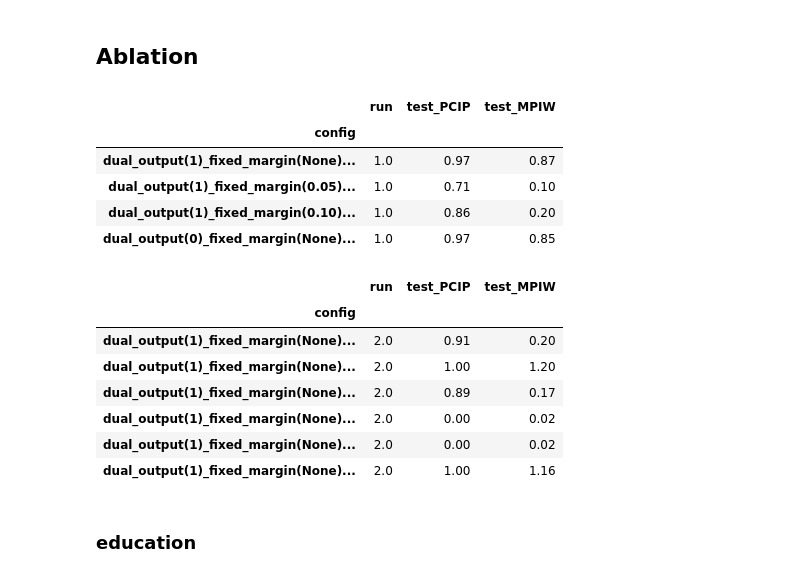
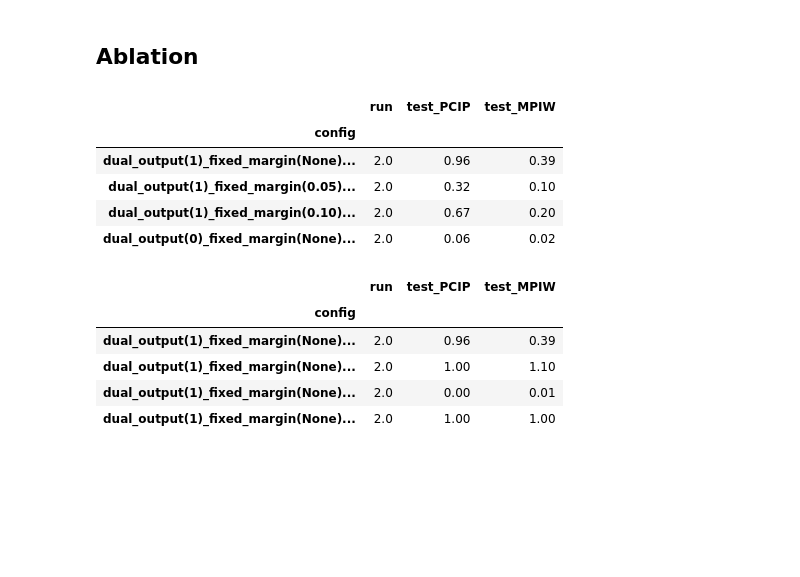
Before and after one commit to sybeam27/QpiGNN, a Jupyter notebook: training/results_check.ipynb, the cells around one changed output. Cells and saved outputs as stored; diff of their text form; code cells hidden in the pictures; blank space fills up the shorter version.

```diff
--- a/training/results_check.ipynb
+++ b/training/results_check.ipynb
@@ -463,49 +463,44 @@ def summarize_ablation_results(result_dir):
     df = pd.DataFrame(rows)
     return df
 
-# dataset = 'tree'
-# result_dir = f"./ablation/{dataset}/"  # 실험 결과 저장 디렉토리
+ablation = 'ablation'
+dataset = 'tree'
+
+# result_dir = f"../analysis/ablation/{dataset}/"
 # df_summary = summarize_ablation_results(result_dir)
-# df_summary.to_csv(f"./ablation/{dataset}_ablation_summary.csv", index=False)
+# df_summary.to_csv(f"../analysis/ablation/{dataset}_ablation_summary.csv", index=False)
 # print("Ablation summary saved to CSV.")
 
-ablation = 'ablation (0.01)'
-dataset = 'basic'
-
 configs_to_include_arch = [
-    # Architecture ablation
-    "dual_output(1)_fixed_margin(None)_use_sample_loss(1)_use_coverage_loss(1)_use_width_loss(1)",
-    "dual_output(1)_fixed_margin(0.05)_use_sample_loss(1)_use_coverage_loss(1)_use_width_loss(1)",
-    "dual_output(1)_fixed_margin(0.10)_use_sample_loss(1)_use_coverage_loss(1)_use_width_loss(1)",
-    "dual_output(0)_fixed_margin(None)_use_sample_loss(1)_use_coverage_loss(1)_use_width_loss(1)",
+    "dual_output(1)_fixed_margin(None)_use_coverage_loss(1)_use_width_loss(1)",
+    "dual_output(1)_fixed_margin(0.05)_use_coverage_loss(1)_use_width_loss(1)",
+    "dual_output(1)_fixed_margin(0.10)_use_coverage_loss(1)_use_width_loss(1)",
+    "dual_output(0)_fixed_margin(None)_use_coverage_loss(1)_use_width_loss(1)",
 ]
 
 configs_to_include_loss = [
-    # Loss ablation
-    "dual_output(1)_fixed_margin(None)_use_sample_loss(1)_use_coverage_loss(1)_use_width_loss(1)",
-    "dual_output(1)_fixed_margin(None)_use_sample_loss(1)_use_coverage_loss(1)_use_width_loss(0)",
-    "dual_output(1)_fixed_margin(None)_use_sample_loss(1)_use_coverage_loss(0)_use_width_loss(1)",
-    "dual_output(1)_fixed_margin(None)_use_sample_loss(0)_use_coverage_loss(1)_use_width_loss(1)",
-    "dual_output(1)_fixed_margin(None)_use_sample_loss(0)_use_coverage_loss(0)_use_width_loss(1)",
-    "dual_output(1)_fixed_margin(None)_use_sample_loss(1)_use_coverage_loss(0)_use_width_loss(0)",
+    "dual_output(1)_fixed_margin(None)_use_coverage_loss(1)_use_width_loss(1)",  # Full
+    "dual_output(1)_fixed_margin(None)_use_coverage_loss(1)_use_width_loss(0)",  # No width
+    "dual_output(1)_fixed_margin(None)_use_coverage_loss(0)_use_width_loss(1)",  # No coverage
+    "dual_output(1)_fixed_margin(None)_use_coverage_loss(0)_use_width_loss(0)",  # No loss (→ MSE fallback)
 ]
+
+configs_all = configs_to_include_arch + configs_to_include_loss
 # %%
-pd.read_csv(f"./{ablation}/{dataset}_ablation_summary.csv").groupby('config').mean().round(2).loc[configs_to_include_arch].iloc[:, :3]
+pd.read_csv(f"../analysis/{ablation}/{dataset}_ablation_summary.csv").groupby('config').mean().round(2).loc[configs_to_include_arch].iloc[:, :3]
 # %% [output]
 |  | run | test_PCIP | test_MPIW |
 | config |  |  |  |
-| dual_output(1)_fixed_margin(None)... | 1.0 | 0.97 | 0.87 |
-| dual_output(1)_fixed_margin(0.05)... | 1.0 | 0.71 | 0.10 |
-| dual_output(1)_fixed_margin(0.10)... | 1.0 | 0.86 | 0.20 |
-| dual_output(0)_fixed_margin(None)... | 1.0 | 0.97 | 0.85 |
+| dual_output(1)_fixed_margin(None)... | 2.0 | 0.96 | 0.39 |
+| dual_output(1)_fixed_margin(0.05)... | 2.0 | 0.32 | 0.10 |
+| dual_output(1)_fixed_margin(0.10)... | 2.0 | 0.67 | 0.20 |
+| dual_output(0)_fixed_margin(None)... | 2.0 | 0.06 | 0.02 |
 # %%
-pd.read_csv(f"./ablation/{dataset}_ablation_summary.csv").groupby('config').mean().round(2).loc[configs_to_include_loss].iloc[:, :3]
+pd.read_csv(f"../analysis/ablation/{dataset}_ablation_summary.csv").groupby('config').mean().round(2).loc[configs_to_include_loss].iloc[:, :3]
 # %% [output]
 |  | run | test_PCIP | test_MPIW |
 | config |  |  |  |
-| dual_output(1)_fixed_margin(None)... | 2.0 | 0.91 | 0.20 |
-| dual_output(1)_fixed_margin(None)... | 2.0 | 1.00 | 1.20 |
-| dual_output(1)_fixed_margin(None)... | 2.0 | 0.89 | 0.17 |
-| dual_output(1)_fixed_margin(None)... | 2.0 | 0.00 | 0.02 |
-| dual_output(1)_fixed_margin(None)... | 2.0 | 0.00 | 0.02 |
-| dual_output(1)_fixed_margin(None)... | 2.0 | 1.00 | 1.16 |
+| dual_output(1)_fixed_margin(None)... | 2.0 | 0.96 | 0.39 |
+| dual_output(1)_fixed_margin(None)... | 2.0 | 1.00 | 1.10 |
+| dual_output(1)_fixed_margin(None)... | 2.0 | 0.00 | 0.01 |
+| dual_output(1)_fixed_margin(None)... | 2.0 | 1.00 | 1.00 |
@@ -526,2 +506,0 @@ for i in range(len(pkl_files)):
-# %% [markdown]
-### education
```
Also changed, not shown: parts of 13 cells of this notebook, 12 other files.
